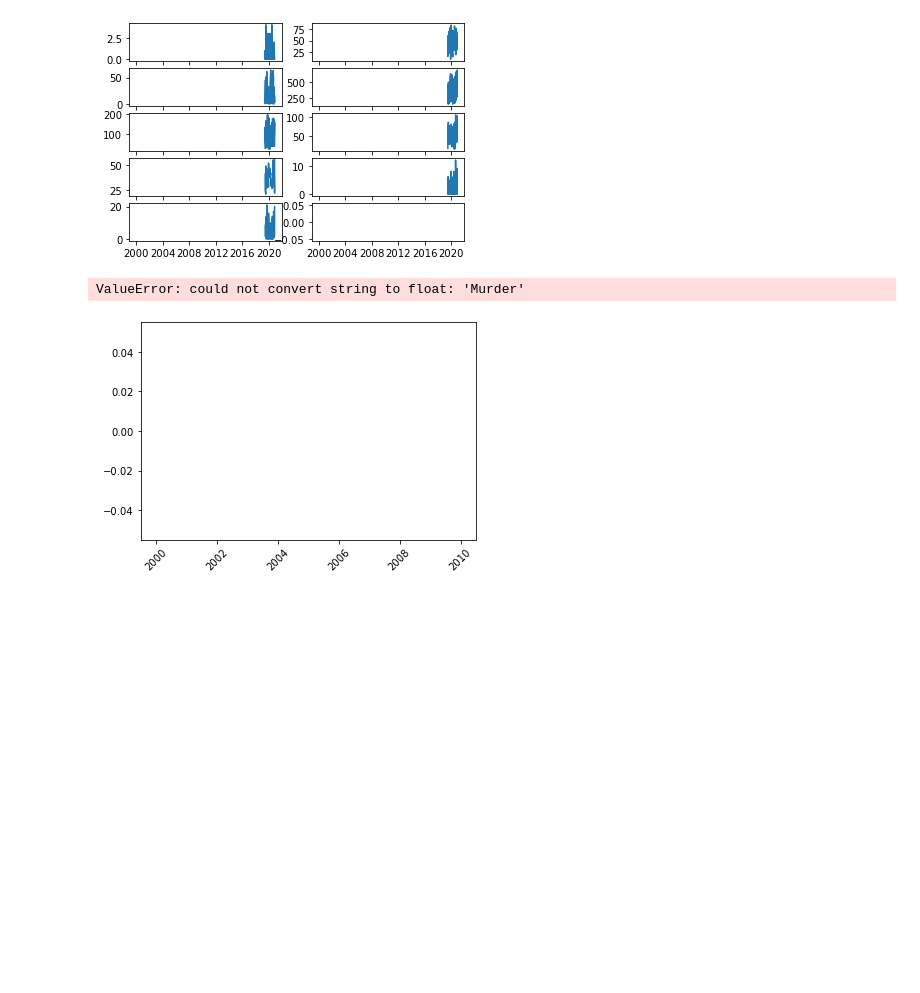
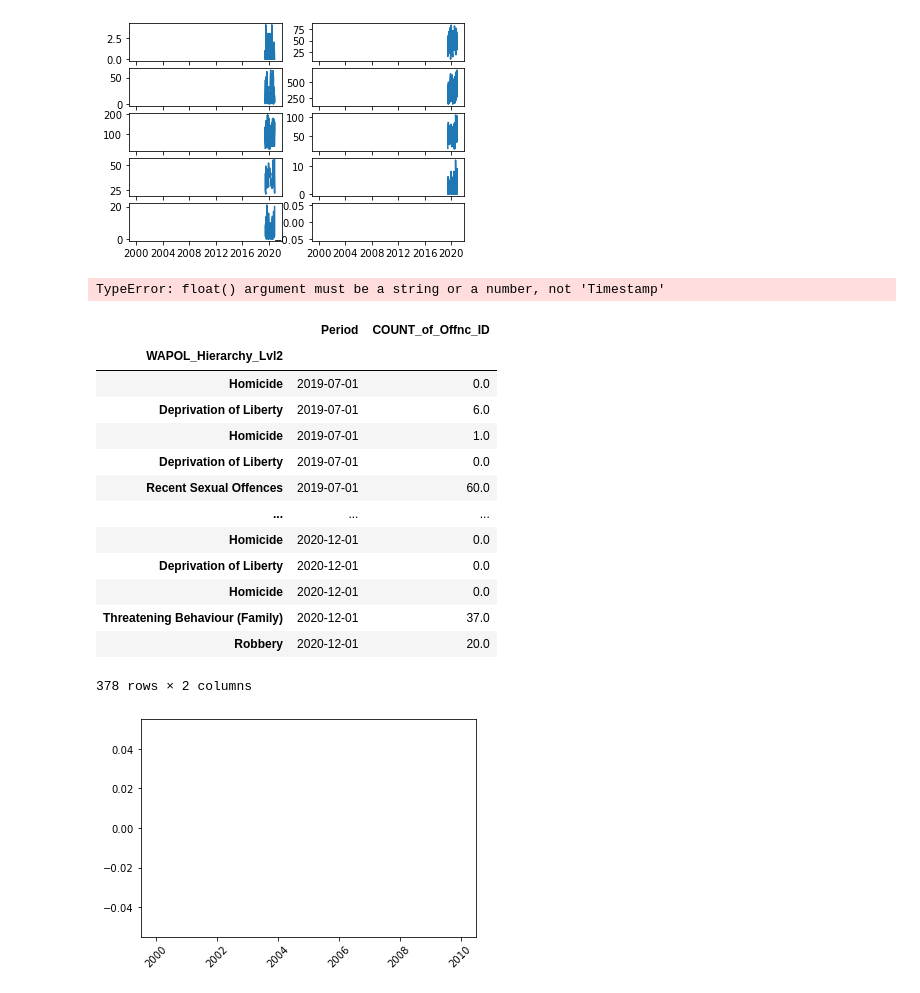
Before and after one commit to FernB/WACrimeRatesCovid19, a Jupyter notebook: WACrimeStatistics.ipynb, the cells around one changed output. Saved outputs shown, nothing was run; the diff lists cells and outputs as text; code cells hidden in the pictures; blank space fills up the shorter version.

Commit message:
changing timestamp

```diff
--- a/WACrimeStatistics.ipynb
+++ b/WACrimeStatistics.ipynb
@@ -165,12 +158,28 @@ plt.show()
 IndexError: index 10 is out of bounds for axis 0 with size 10
 [figure]
 # %%
-new = plot_df
-plot_df.set_index(['WAPOL_Hierarchy_Lvl2'])
-ax = sns.heatmap(plot_df, linewidth=0.5)
+new = plot_df[['WAPOL_Hierarchy_Lvl2','Period','COUNT_of_Offnc_ID']].set_index(['WAPOL_Hierarchy_Lvl2'])
+ax = sns.heatmap(new, linewidth=0.5)
 plt.show()
 # %% [output]
-ValueError: could not convert string to float: 'Murder'
+TypeError: float() argument must be a string or a number, not 'Timestamp'
+# %%
+new
+# %% [output]
+|  | Period | COUNT_of_Offnc_ID |
+| WAPOL_Hierarchy_Lvl2 |  |  |
+| Homicide | 2019-07-01 | 0.0 |
+| Deprivation of Liberty | 2019-07-01 | 6.0 |
+| Homicide | 2019-07-01 | 1.0 |
+| Deprivation of Liberty | 2019-07-01 | 0.0 |
+| Recent Sexual Offences | 2019-07-01 | 60.0 |
+| ... | ... | ... |
+| Homicide | 2020-12-01 | 0.0 |
+| Deprivation of Liberty | 2020-12-01 | 0.0 |
+| Homicide | 2020-12-01 | 0.0 |
+| Threatening Behaviour (Family) | 2020-12-01 | 37.0 |
+| Robbery | 2020-12-01 | 20.0 |
+378 rows × 2 columns
 # %%
 plt.plot(plot_df[plot_df["WAPOL_Hierarchy_Lvl2"]==crime]['Period'],plot_df[plot_df["WAPOL_Hierarchy_Lvl2"]==crime]['COUNT_of_Offnc_ID'])
 plt.xticks(rotation=45)
```
Also changed, not shown: parts of 6 cells of this notebook.
